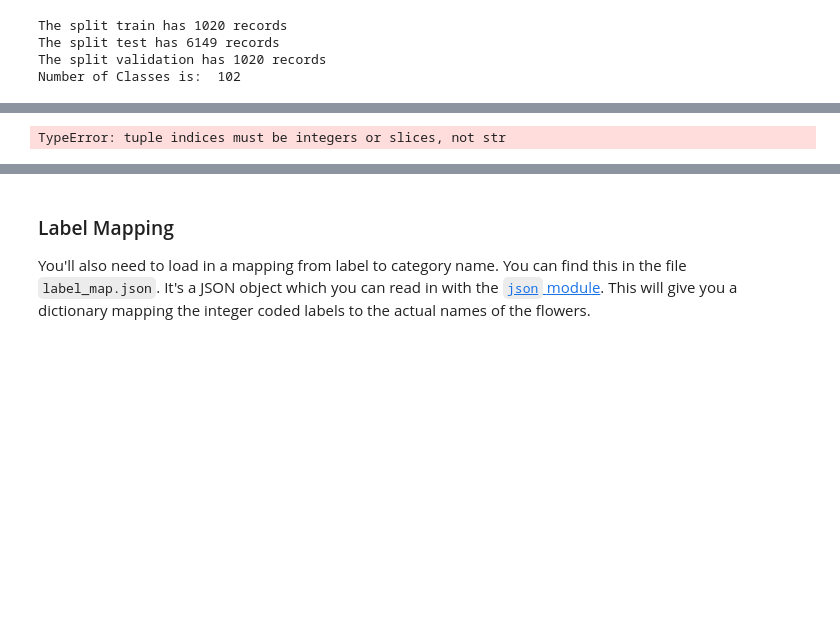
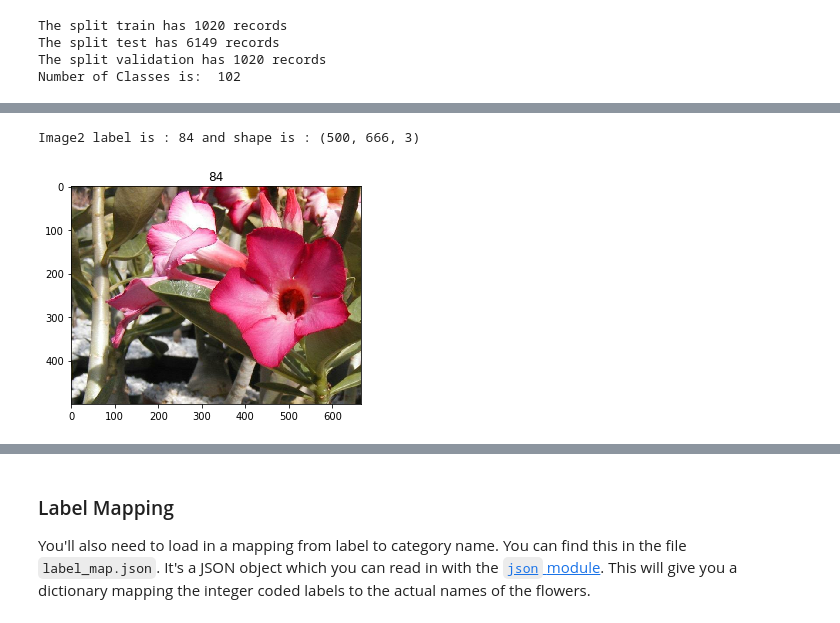
Before and after one commit to dwolfs/intro-to-ml-tensorflow, a Jupyter notebook: projects/p2_image_classifier/Project_Image_Classifier_Project.ipynb, the cells around one changed output, grey strips where cells are left out. Saved outputs shown, nothing was run; the diff lists cells and outputs as text; code cells hidden in the pictures; blank space fills up the shorter version.

```diff
--- a/projects/p2_image_classifier/Project_Image_Classifier_Project.ipynb
+++ b/projects/p2_image_classifier/Project_Image_Classifier_Project.ipynb
@@ -126,11 +137,12 @@ NameError: name 'training_set' is not defined
 # %%
 for img in training_set.take(2):
-    image,label,shape = img['image'], img['label'], img['image'].shape
+    image,label,shape = img[0], img[1], img[0].shape
     plt.imshow(image.numpy())
     plt.title(label.numpy())
 
 print(('Image2 label is : {0} and shape is : {1}').format(label,shape))
 # %% [output]
-TypeError: tuple indices must be integers or slices, not str
+Image2 label is : 84 and shape is : (500, 666, 3)
+[figure, added]
 # %%
 for img in training_set.take(3):
```
Also changed, not shown: parts of 15 cells of this notebook.
